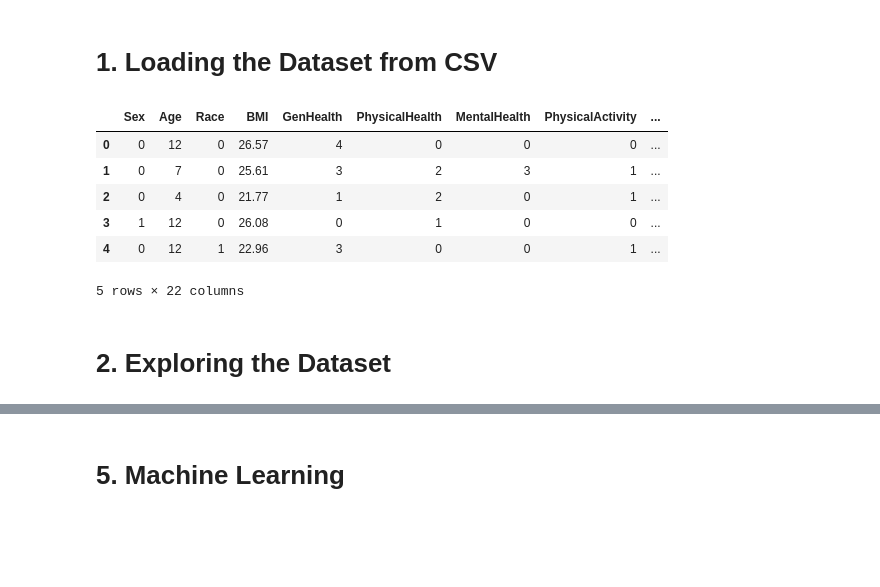
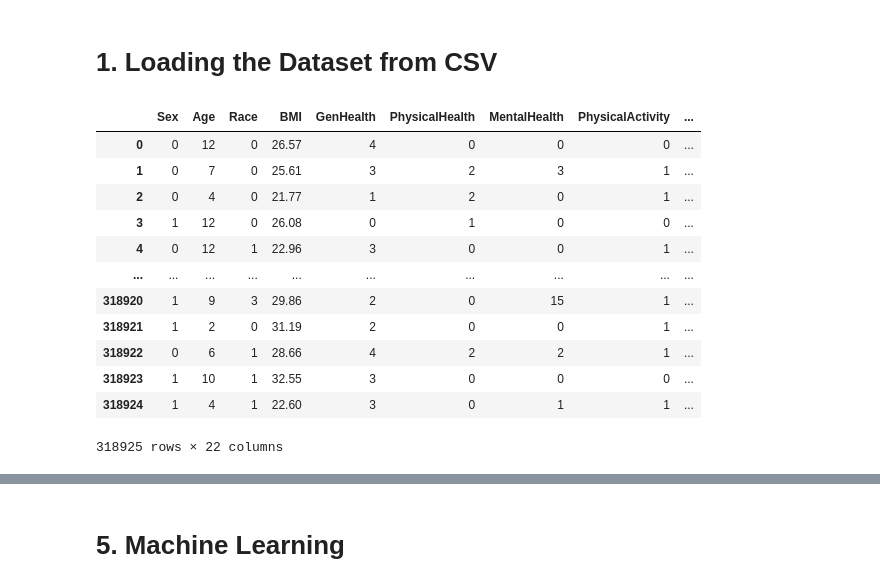
Before and after one commit to hatkiet/Project_4, a Jupyter notebook: HeartAttack_MachineLearning_4.ipynb, the cells around one changed output, grey strips where cells are left out. Saved outputs shown, nothing was run; the diff lists cells and outputs as text; code cells hidden in the pictures; blank space fills up the shorter version.

```diff
--- a/HeartAttack_MachineLearning_4.ipynb
+++ b/HeartAttack_MachineLearning_4.ipynb
@@ -112,16 +29,20 @@ from sklearn.metrics import confusion_matrix,accuracy_score,roc_curve,classifica
 # 1. Loading the Dataset from CSV
 # %%
 # Load the data into a Pandas DataFrame
-df2 = pd.read_csv("heart_2022_cleaned.csv")
+df = pd.read_csv("heart_2022_cleaned.csv")
 # Display sample data
-df2.head()
+df
 # %% [output]
 |  | Sex | Age | Race | BMI | GenHealth | PhysicalHealth | MentalHealth | PhysicalActivity | ... |
 | 0 | 0 | 12 | 0 | 26.57 | 4 | 0 | 0 | 0 | ... |
 | 1 | 0 | 7 | 0 | 25.61 | 3 | 2 | 3 | 1 | ... |
 | 2 | 0 | 4 | 0 | 21.77 | 1 | 2 | 0 | 1 | ... |
 | 3 | 1 | 12 | 0 | 26.08 | 0 | 1 | 0 | 0 | ... |
 | 4 | 0 | 12 | 1 | 22.96 | 3 | 0 | 0 | 1 | ... |
+| ... | ... | ... | ... | ... | ... | ... | ... | ... | ... |
+| 318920 | 1 | 9 | 3 | 29.86 | 2 | 0 | 15 | 1 | ... |
+| 318921 | 1 | 2 | 0 | 31.19 | 2 | 0 | 0 | 1 | ... |
+| 318922 | 0 | 6 | 1 | 28.66 | 4 | 2 | 2 | 1 | ... |
+| 318923 | 1 | 10 | 1 | 32.55 | 3 | 0 | 0 | 0 | ... |
+| 318924 | 1 | 4 | 1 | 22.60 | 3 | 0 | 1 | 1 | ... |
-5 rows × 22 columns
+318925 rows × 22 columns
-# %% [markdown]
-# 2. Exploring the Dataset
```
Also changed, not shown: parts of 29 cells of this notebook, 2 other files.
